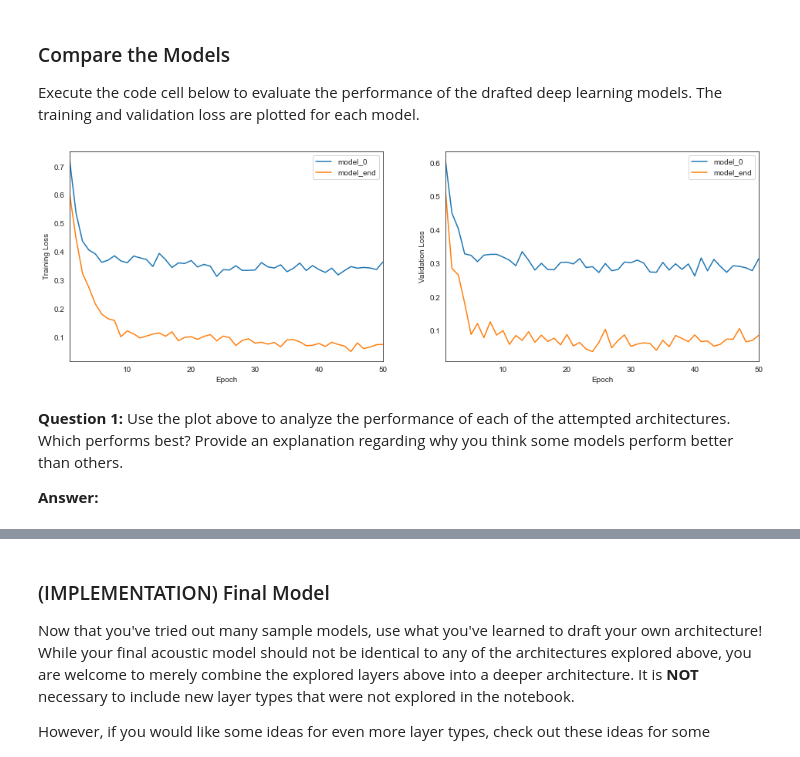
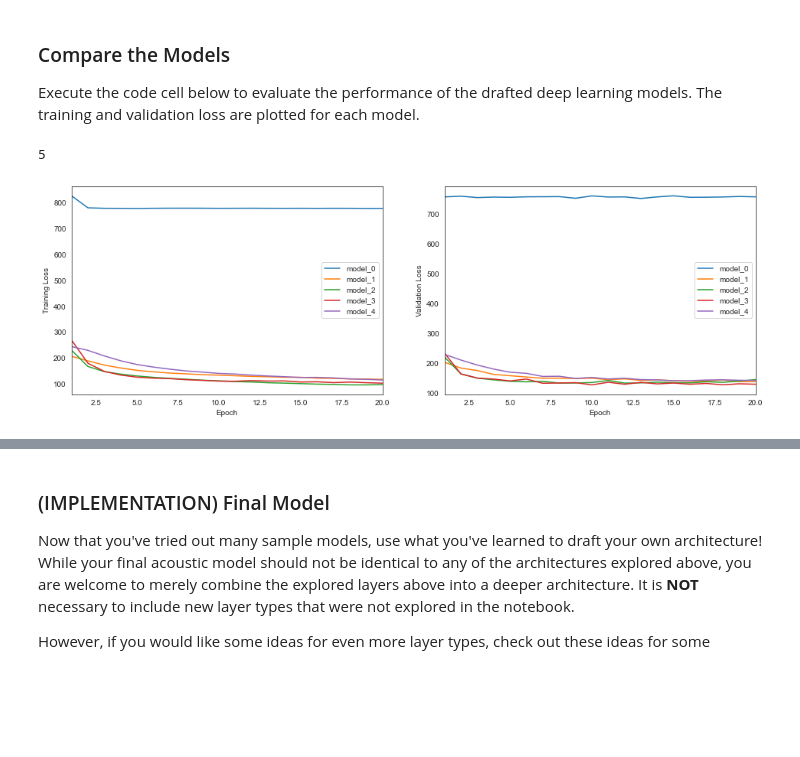
Before and after one commit to sanjayc2/ASR_project, a Jupyter notebook: vui_notebook.ipynb, the cells around one changed output, grey strips where cells are left out. Saved outputs shown, nothing was run; the diff lists cells and outputs as text; code cells hidden in the pictures; blank space fills up the shorter version.

```diff
--- a/vui_notebook.ipynb
+++ b/vui_notebook.ipynb
@@ -340,40 +507,38 @@ all_pickles = sorted(glob("results/*.pickle"))
 # extract the name of each model
 model_names = [item[8:-7] for item in all_pickles]
 # extract the loss history for each model
-#valid_loss = [pickle.load( open( i, "rb" ) )['val_loss'] for i in all_pickles]
-#train_loss = [pickle.load( open( i, "rb" ) )['loss'] for i in all_pickles]
-valid_loss = [torch.load( open( i, "rb" ) )['val_loss'] for i in all_pickles]
-train_loss = [torch.load( open( i, "rb" ) )['loss'] for i in all_pickles]
+print(len(all_pickles))
+valid_loss = [pickle.load( open( i, "rb" ) )['val_loss'] for i in all_pickles]
+train_loss = [pickle.load( open( i, "rb" ) )['loss'] for i in all_pickles]
+#valid_loss = [torch.load( open( i, "rb" ) )['val_loss'] for i in all_pickles]
+#train_loss = [torch.load( open( i, "rb" ) )['loss'] for i in all_pickles]
 # save the number of epochs used to train each model
 num_epochs = [len(valid_loss[i]) for i in range(len(valid_loss))]
 
 fig = plt.figure(figsize=(16,5))
 
 # plot the training loss vs. epoch for each model
 ax1 = fig.add_subplot(121)
 for i in range(len(all_pickles)):
     ax1.plot(np.linspace(1, num_epochs[i], num_epochs[i]),
             train_loss[i], label=model_names[i])
 # clean up the plot
 ax1.legend()
 ax1.set_xlim([1, max(num_epochs)])
 plt.xlabel('Epoch')
 plt.ylabel('Training Loss')
 
 # plot the validation loss vs. epoch for each model
 ax2 = fig.add_subplot(122)
 for i in range(len(all_pickles)):
     ax2.plot(np.linspace(1, num_epochs[i], num_epochs[i]),
             valid_loss[i], label=model_names[i])
 # clean up the plot
 ax2.legend()
 ax2.set_xlim([1, max(num_epochs)])
 plt.xlabel('Epoch')
 plt.ylabel('Validation Loss')
 plt.show()
 # %% [output]
+5
-[figure, old version]
+[figure, new version]
-# %% [markdown]
-__Question 1:__ Use the plot above to analyze the performance of each of the attempted architectures.  Which performs best?  Provide an explanation regarding why you think some models perform better than others.
-
-__Answer:__
```
Also changed, not shown: parts of 21 cells of this notebook, 3 other files.
